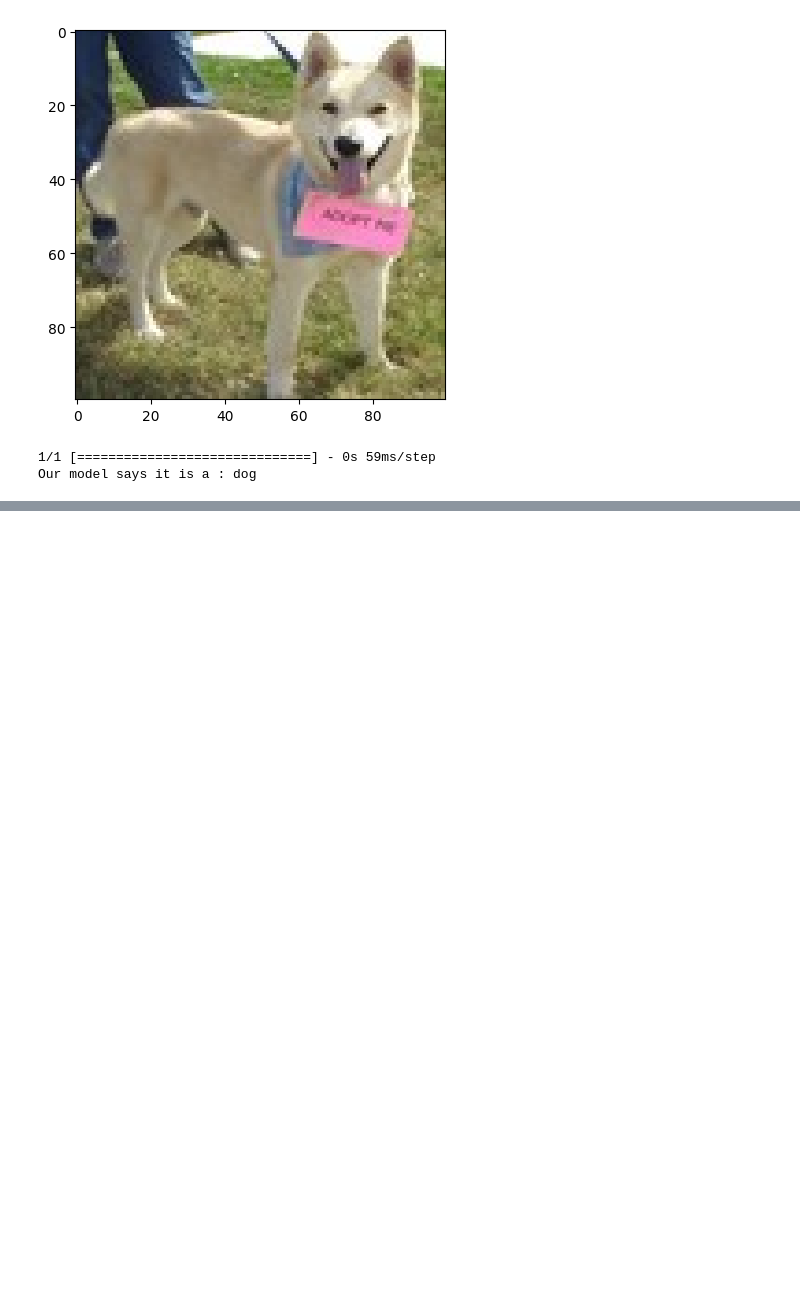
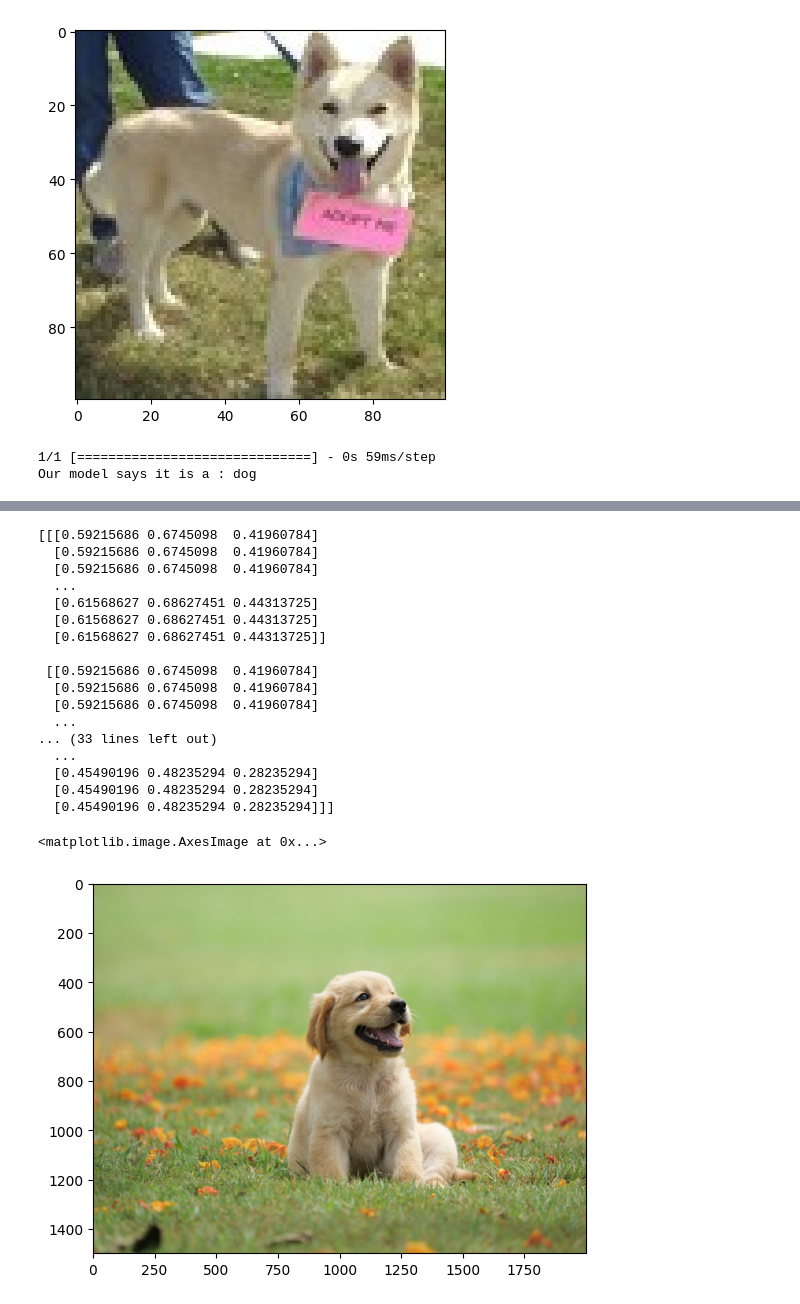
Before and after one commit to kartikayakulshrestha/MeowBar, a Jupyter notebook: nb.ipynb, the cells around one changed output, grey strips where cells are left out. Cells and saved outputs as stored; diff of their text form; code cells hidden in the pictures; blank space fills up the shorter version.

```diff
--- a/nb.ipynb
+++ b/nb.ipynb
@@ -137,0 +148,23 @@ print(BytesIO(response.content))
+# %%
+print(image/255.0)
+plot.imshow(image/255.0)
+# %% [output]
+[[[0.59215686 0.6745098  0.41960784]
+  [0.59215686 0.6745098  0.41960784]
+  [0.59215686 0.6745098  0.41960784]
+  ...
+  [0.61568627 0.68627451 0.44313725]
+  [0.61568627 0.68627451 0.44313725]
+  [0.61568627 0.68627451 0.44313725]]
+
+ [[0.59215686 0.6745098  0.41960784]
+  [0.59215686 0.6745098  0.41960784]
+  [0.59215686 0.6745098  0.41960784]
+  ...
+... (33 lines left out)
+  ...
+  [0.45490196 0.48235294 0.28235294]
+  [0.45490196 0.48235294 0.28235294]
+  [0.45490196 0.48235294 0.28235294]]]
+<matplotlib.image.AxesImage at 0x...>
+[figure, added]
```
Also changed, not shown: parts of 2 cells of this notebook.
